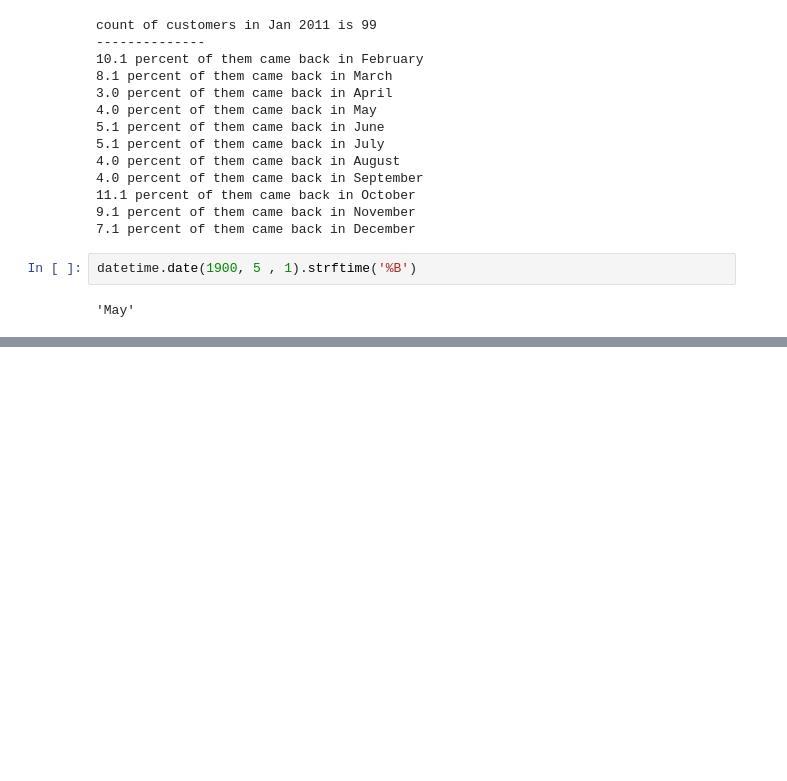
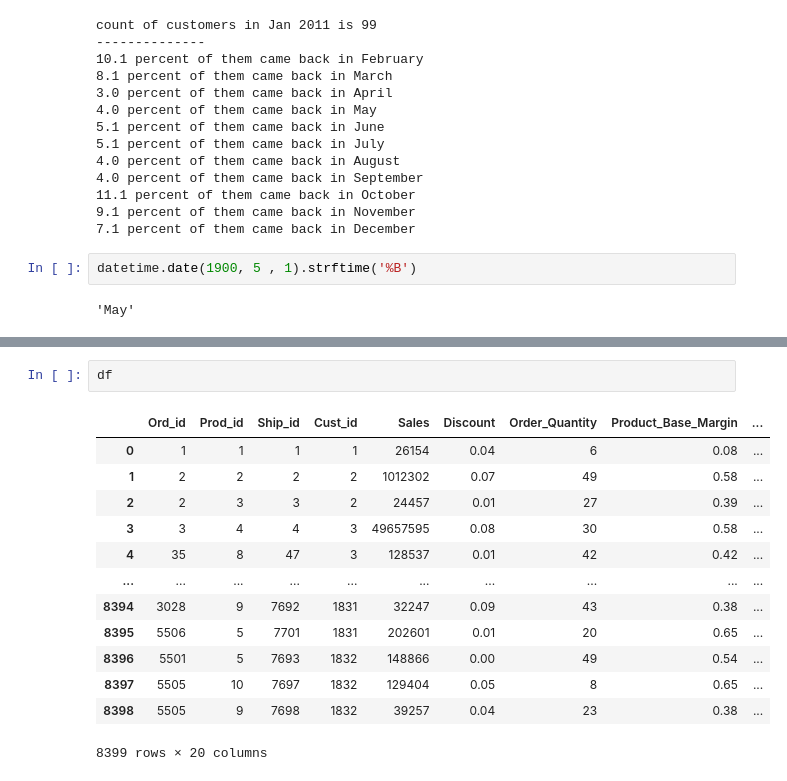
Before and after one commit to harun1yuksel/working, a Jupyter notebook: projects/EDA_projects/E-Commerce Data/E-commerce.ipynb, the cells around one changed output, grey strips where cells are left out. Saved outputs shown, nothing was run; the diff lists cells and outputs as text; blank space fills up the shorter version.

```diff
--- a/projects/EDA_projects/E-Commerce Data/E-commerce.ipynb
+++ b/projects/EDA_projects/E-Commerce Data/E-commerce.ipynb
@@ -298,0 +292,16 @@ a
+# %%
+df
+# %% [output]
+|  | Ord_id | Prod_id | Ship_id | Cust_id | Sales | Discount | Order_Quantity | Product_Base_Margin | ... |
+| 0 | 1 | 1 | 1 | 1 | 26154 | 0.04 | 6 | 0.08 | ... |
+| 1 | 2 | 2 | 2 | 2 | 1012302 | 0.07 | 49 | 0.58 | ... |
+| 2 | 2 | 3 | 3 | 2 | 24457 | 0.01 | 27 | 0.39 | ... |
+| 3 | 3 | 4 | 4 | 3 | 49657595 | 0.08 | 30 | 0.58 | ... |
+| 4 | 35 | 8 | 47 | 3 | 128537 | 0.01 | 42 | 0.42 | ... |
+| ... | ... | ... | ... | ... | ... | ... | ... | ... | ... |
+| 8394 | 3028 | 9 | 7692 | 1831 | 32247 | 0.09 | 43 | 0.38 | ... |
+| 8395 | 5506 | 5 | 7701 | 1831 | 202601 | 0.01 | 20 | 0.65 | ... |
+| 8396 | 5501 | 5 | 7693 | 1832 | 148866 | 0.00 | 49 | 0.54 | ... |
+| 8397 | 5505 | 10 | 7697 | 1832 | 129404 | 0.05 | 8 | 0.65 | ... |
+| 8398 | 5505 | 9 | 7698 | 1832 | 39257 | 0.04 | 23 | 0.38 | ... |
+8399 rows × 20 columns
```
Also changed, not shown: parts of 8 cells of this notebook, 4 other files.
